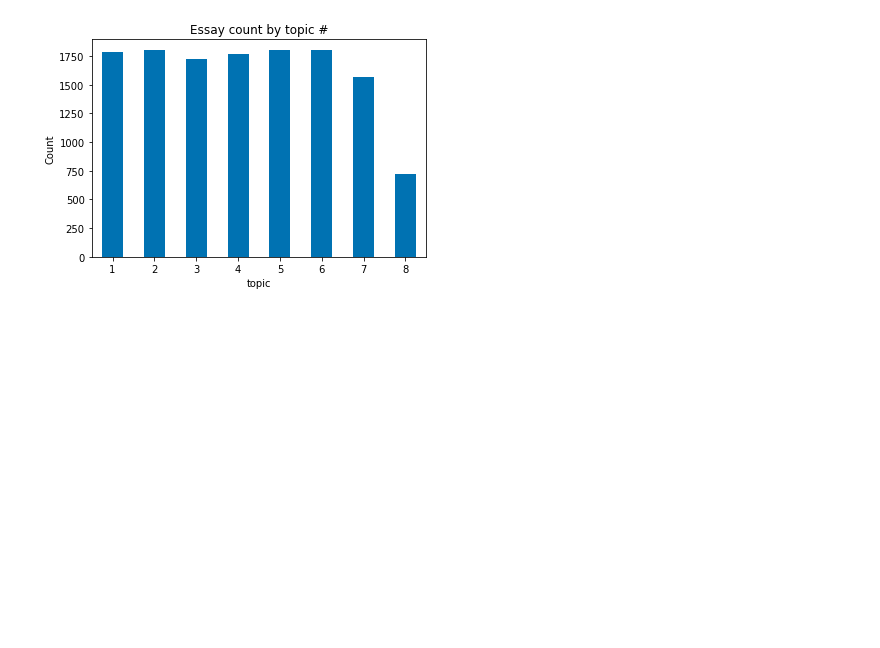
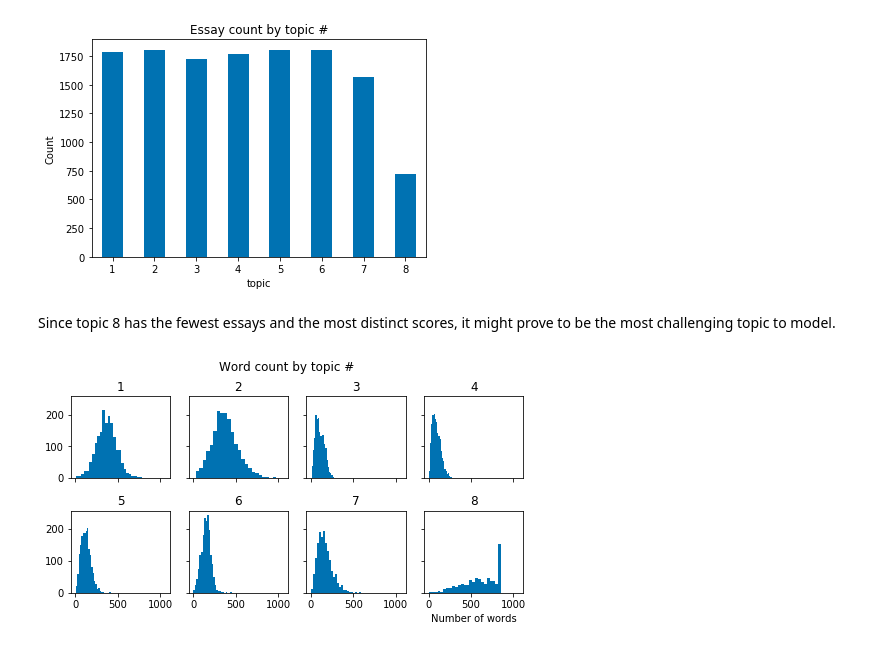
Before and after one commit to jimmyhu4/auto-essay-assessment, a Jupyter notebook: 0_data_exploration.ipynb, the cells around one changed output. Drawn from its saved outputs; the diff is of its cells as text; code cells hidden in the pictures; blank space fills up the shorter version.

```diff
--- a/0_data_exploration.ipynb
+++ b/0_data_exploration.ipynb
@@ -71,3 +83,16 @@ plt.ylabel('Count')
 plt.show()
 # %% [output]
 [figure]
+# %% [markdown]
+Since topic 8 has the fewest essays and the most distinct scores, it might prove to be the most challenging topic to model.
+# %%
+# Count characters and words for each essay
+training_set['word_count'] = training_set['essay'].str.strip().str.split().str.len()
+# %%
+training_set.hist(column='word_count', by='topic', bins=25, sharey=True, sharex=True, layout=(2, 4), figsize=(7,4), rot=0)
+plt.suptitle('Word count by topic #')
+plt.xlabel('Number of words')
+plt.tight_layout(rect=[0, 0.03, 1, 0.95])
+plt.show()
+# %% [output]
+[figure, added]
```
Also changed, not shown: parts of 26 cells of this notebook.
